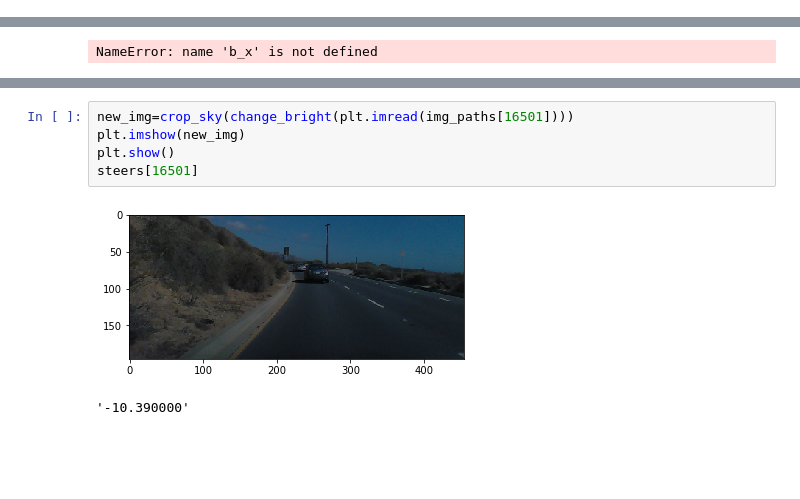
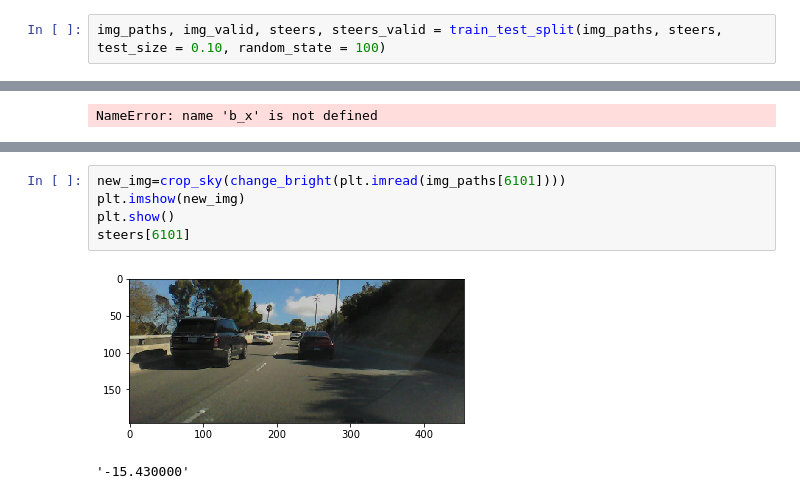
Before and after one commit to normandipalo/self-driving-car-beta, a Jupyter notebook: self-drivng-car-beta.ipynb, the cells around one changed output, grey strips where cells are left out. Drawn from its saved outputs; the diff is of its cells as text; blank space fills up the shorter version.

```diff
--- a/self-drivng-car-beta.ipynb
+++ b/self-drivng-car-beta.ipynb
@@ -116,6 +116,8 @@ with open(data_path) as file:
         if line.split(',')[0] == "center": continue
         img_paths.append("/home/norman/Desktop/driving_dataset/" + line.split(' ')[0])
         steers.append(line.split(' ')[1].strip())
+# %%
+img_paths, img_valid, steers, steers_valid = train_test_split(img_paths, steers, test_size = 0.10, random_state = 100)
 # %%
 for i in range(10):
     img=plt.imread(img_paths[i])
@@ -252,11 +354,11 @@ Epoch 10/10
 # %%
-new_img=crop_sky(change_bright(plt.imread(img_paths[16501])))
+new_img=crop_sky(change_bright(plt.imread(img_paths[6101])))
 plt.imshow(new_img)
 plt.show()
-steers[16501]
+steers[6101]
 # %% [output]
-[figure, old version]
+[figure, new version]
-'-10.390000'
+'-15.430000'
 # %%
 model.predict(np.array([new_img]))
 # %% [output]
```
Also changed, not shown: parts of 19 cells of this notebook.
